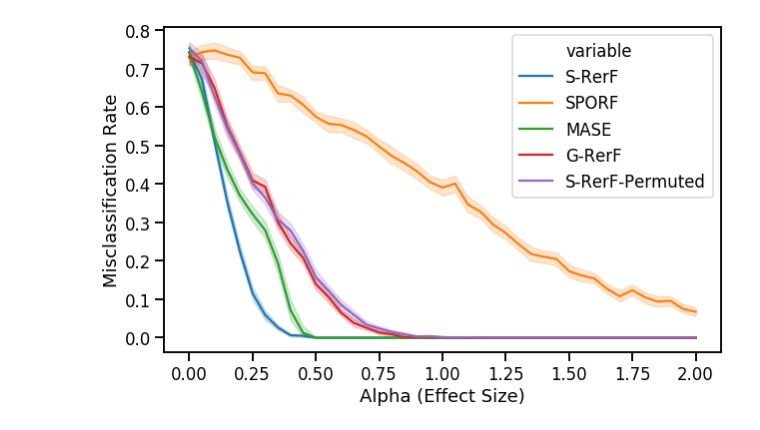
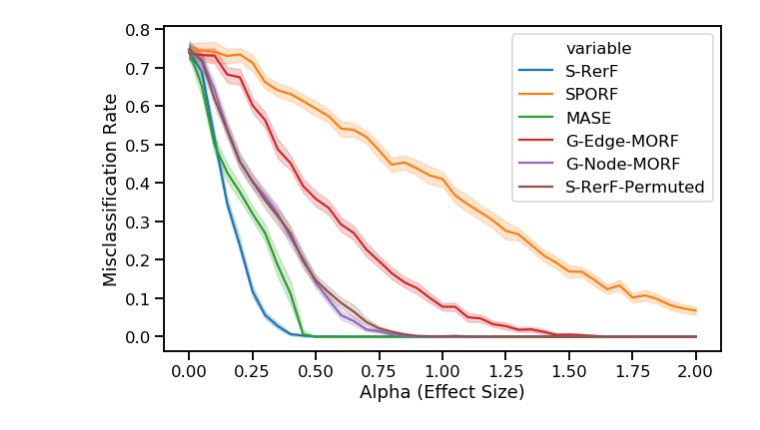
Before and after one commit to NeuroDataDesign/j1c, a Jupyter notebook: notebooks/graph-rerf.ipynb, the cells around one changed output. Drawn from its saved outputs; the diff is of its cells as text; code cells hidden in the pictures.

Commit message:
notebook results from graph-edge-morf and graph-node-morf

```diff
--- a/notebooks/graph-rerf.ipynb
+++ b/notebooks/graph-rerf.ipynb
@@ -185,12 +218,18 @@ def run_classification(alpha):
 # %%
 alphas = np.arange(0, 2.01, .05)
 
+start_time = time.time()
 runs = []
 for _ in tqdm(range(50)):
+    loop_time = time.time()
     errors = []
     for alpha in alphas:
         errors.append(run_classification(alpha))
     runs.append(errors)
-    #print(np.array(errors).mean(axis=0))
+    #print(np.array(errors).mean(axis=0))\
+    print("%s seconds" % (time.time() - loop_time))
+
+
+print("Total: --- %s seconds ---" % (time.time() - start_time))
 # %% [output]
 [interactive output not drawn]
@@ -197,19 +253,19 @@ for _ in tqdm(range(50)):
 # %%
 res = np.vstack(runs)
 res = np.hstack([res, np.tile(alphas, 50).reshape(-1, 1)])
 
-columns = ['S-RerF', 'SPORF', 'MASE', 'G-RerF', 'S-RerF-Permuted', 'Alpha']
+columns = ['S-RerF', 'SPORF', 'MASE', 'G-Edge-MORF', 'G-Node-MORF', 'S-RerF-Permuted', 'Alpha']
 df = pd.DataFrame(res, columns=columns)
-df_ = df.melt(id_vars='Alpha', value_vars=columns[:5])
+df_ = df.melt(id_vars='Alpha', value_vars=columns[:6])
 
 df.to_csv("results_grerf.csv", index=False)
 
 with sns.plotting_context("talk"):
     fig, ax = plt.subplots(figsize=(10, 6))
     sns.lineplot(data=df_, x = 'Alpha', y='value', hue='variable', ax=ax)
     ax.set_ylabel("Misclassification Rate")
     ax.set_xlabel("Alpha (Effect Size)")
 # %% [output]
-[figure, old version]
+[figure, new version]
 # %%
 fig.savefig("results.pdf", bbox_inches='tight')
```
Also changed, not shown: parts of 3 cells of this notebook, 7 other files.
